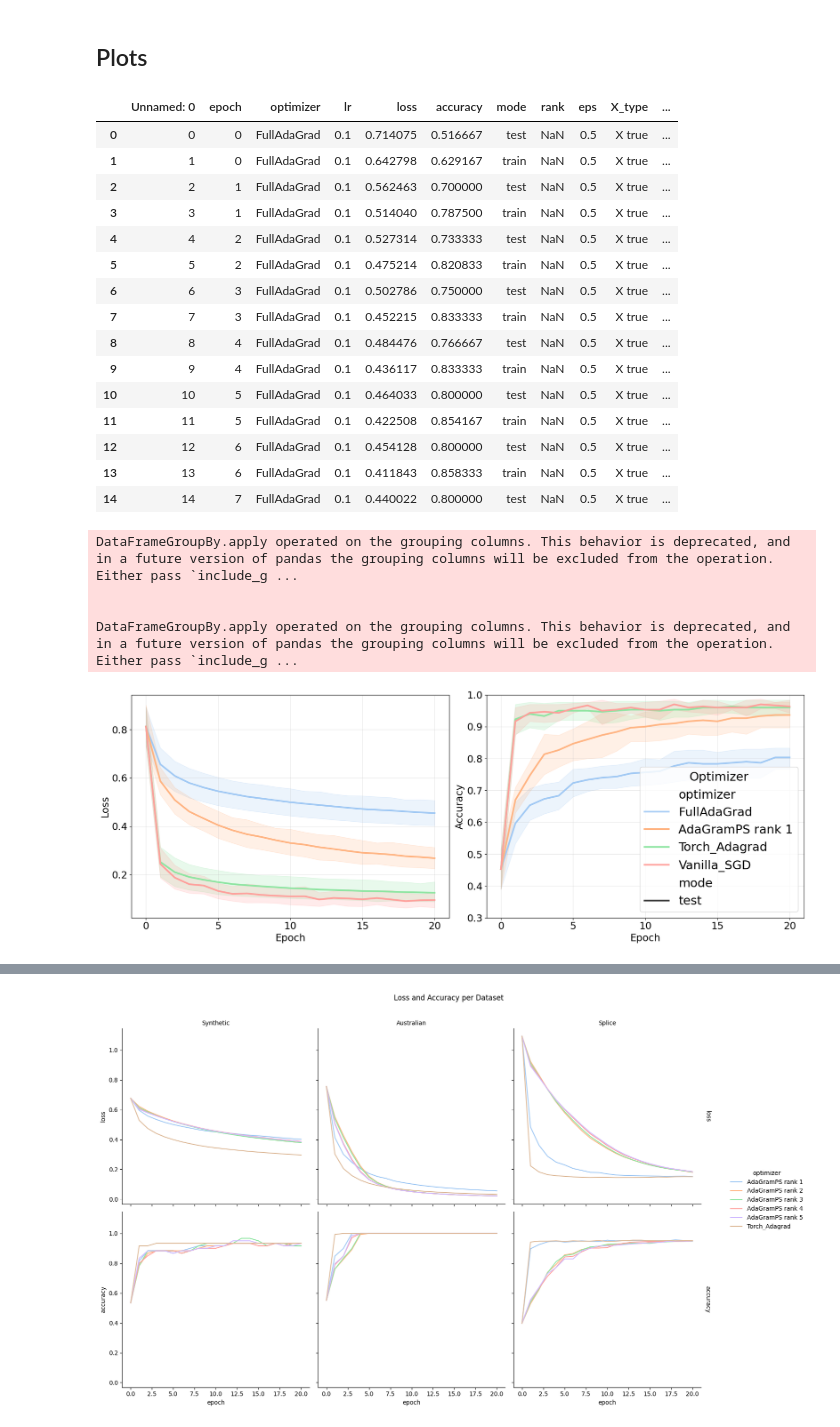
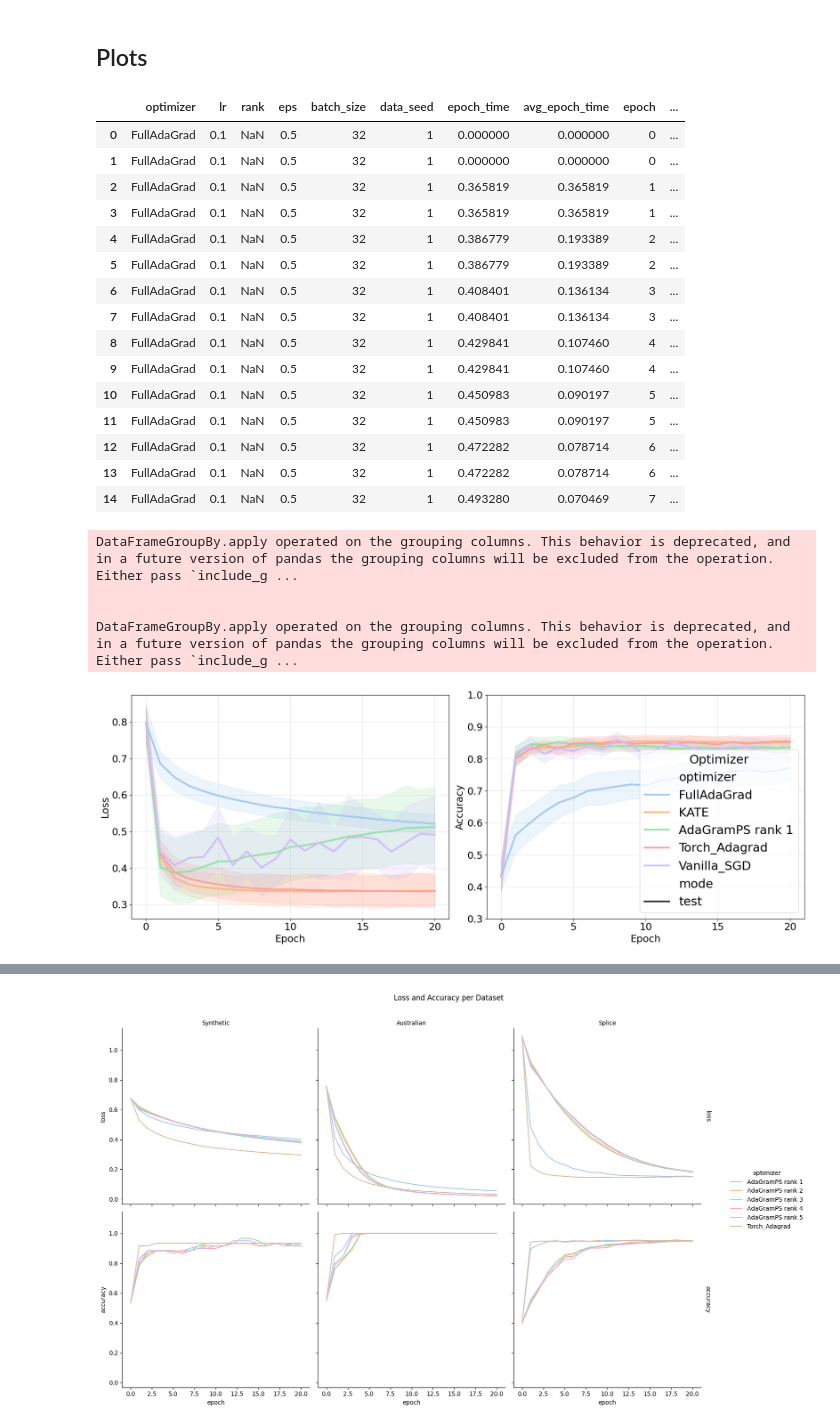
Before and after one commit to tnmtvv/AdaGram, a Jupyter notebook: notebooks/gram_tests.ipynb, the cells around one changed output, grey strips where cells are left out. Saved outputs shown, nothing was run; the diff lists cells and outputs as text; code cells hidden in the pictures.

```diff
--- a/notebooks/gram_tests.ipynb
+++ b/notebooks/gram_tests.ipynb
@@ -305,27 +330,27 @@ Configuration file '../scripts/configs/classification/config_Synth_Corr_Aniso.ya
 # %% [markdown]
 ## Plots
 # %%
-path = f"../scripts/results/{task}_Corr_Aniso_seed_20_by_2.csv"
+path = f"../scripts/results/Iso_seeds.csv"
 
 df_bin = pd.read_csv(path)
 df_bin.head(15)
 # %% [output]
-|  | Unnamed: 0 | epoch | optimizer | lr | loss | accuracy | mode | rank | eps | X_type | ... |
-| 0 | 0 | 0 | FullAdaGrad | 0.1 | 0.714075 | 0.516667 | test | NaN | 0.5 | X true | ... |
-| 1 | 1 | 0 | FullAdaGrad | 0.1 | 0.642798 | 0.629167 | train | NaN | 0.5 | X true | ... |
-| 2 | 2 | 1 | FullAdaGrad | 0.1 | 0.562463 | 0.700000 | test | NaN | 0.5 | X true | ... |
-| 3 | 3 | 1 | FullAdaGrad | 0.1 | 0.514040 | 0.787500 | train | NaN | 0.5 | X true | ... |
-| 4 | 4 | 2 | FullAdaGrad | 0.1 | 0.527314 | 0.733333 | test | NaN | 0.5 | X true | ... |
-| 5 | 5 | 2 | FullAdaGrad | 0.1 | 0.475214 | 0.820833 | train | NaN | 0.5 | X true | ... |
-| 6 | 6 | 3 | FullAdaGrad | 0.1 | 0.502786 | 0.750000 | test | NaN | 0.5 | X true | ... |
-| 7 | 7 | 3 | FullAdaGrad | 0.1 | 0.452215 | 0.833333 | train | NaN | 0.5 | X true | ... |
-| 8 | 8 | 4 | FullAdaGrad | 0.1 | 0.484476 | 0.766667 | test | NaN | 0.5 | X true | ... |
-| 9 | 9 | 4 | FullAdaGrad | 0.1 | 0.436117 | 0.833333 | train | NaN | 0.5 | X true | ... |
-| 10 | 10 | 5 | FullAdaGrad | 0.1 | 0.464033 | 0.800000 | test | NaN | 0.5 | X true | ... |
-| 11 | 11 | 5 | FullAdaGrad | 0.1 | 0.422508 | 0.854167 | train | NaN | 0.5 | X true | ... |
-| 12 | 12 | 6 | FullAdaGrad | 0.1 | 0.454128 | 0.800000 | test | NaN | 0.5 | X true | ... |
-| 13 | 13 | 6 | FullAdaGrad | 0.1 | 0.411843 | 0.858333 | train | NaN | 0.5 | X true | ... |
-| 14 | 14 | 7 | FullAdaGrad | 0.1 | 0.440022 | 0.800000 | test | NaN | 0.5 | X true | ... |
+|  | optimizer | lr | rank | eps | batch_size | data_seed | epoch_time | avg_epoch_time | epoch | ... |
+| 0 | FullAdaGrad | 0.1 | NaN | 0.5 | 32 | 1 | 0.000000 | 0.000000 | 0 | ... |
+| 1 | FullAdaGrad | 0.1 | NaN | 0.5 | 32 | 1 | 0.000000 | 0.000000 | 0 | ... |
+| 2 | FullAdaGrad | 0.1 | NaN | 0.5 | 32 | 1 | 0.365819 | 0.365819 | 1 | ... |
+| 3 | FullAdaGrad | 0.1 | NaN | 0.5 | 32 | 1 | 0.365819 | 0.365819 | 1 | ... |
+| 4 | FullAdaGrad | 0.1 | NaN | 0.5 | 32 | 1 | 0.386779 | 0.193389 | 2 | ... |
+| 5 | FullAdaGrad | 0.1 | NaN | 0.5 | 32 | 1 | 0.386779 | 0.193389 | 2 | ... |
+| 6 | FullAdaGrad | 0.1 | NaN | 0.5 | 32 | 1 | 0.408401 | 0.136134 | 3 | ... |
+| 7 | FullAdaGrad | 0.1 | NaN | 0.5 | 32 | 1 | 0.408401 | 0.136134 | 3 | ... |
+| 8 | FullAdaGrad | 0.1 | NaN | 0.5 | 32 | 1 | 0.429841 | 0.107460 | 4 | ... |
+| 9 | FullAdaGrad | 0.1 | NaN | 0.5 | 32 | 1 | 0.429841 | 0.107460 | 4 | ... |
+| 10 | FullAdaGrad | 0.1 | NaN | 0.5 | 32 | 1 | 0.450983 | 0.090197 | 5 | ... |
+| 11 | FullAdaGrad | 0.1 | NaN | 0.5 | 32 | 1 | 0.450983 | 0.090197 | 5 | ... |
+| 12 | FullAdaGrad | 0.1 | NaN | 0.5 | 32 | 1 | 0.472282 | 0.078714 | 6 | ... |
+| 13 | FullAdaGrad | 0.1 | NaN | 0.5 | 32 | 1 | 0.472282 | 0.078714 | 6 | ... |
+| 14 | FullAdaGrad | 0.1 | NaN | 0.5 | 32 | 1 | 0.493280 | 0.070469 | 7 | ... |
 # %%
 import seaborn as sns
 import matplotlib.pyplot as plt
@@ -337,7 +362,7 @@ import numpy as np
 dir = './plots'
 plot_name = 'Corr_Aniso_bin_classification.pdf'
 
-df_test = df_bin.query("mode == 'test'")
+df_test = df_bin.query("mode == 'test' and optimizer != 'AdaGramPS rank 2' and optimizer != 'AdaGramPS rank 3' and optimizer != 'AdaGramPS rank 4' and optimizer != 'AdaGramPS rank 5'")
 best_accuracies = df_test.groupby('optimizer').apply(
     lambda g: g.loc[g['accuracy'].idxmax()]
 ).reset_index(drop=True)
@@ -406,34 +431,34 @@ axes[1].set_xticks(range(0, 21, 5))
 axes[1].set_yticks([0.3, 0.4, 0.5, 0.6, 0.7, 0.8, 0.9, 1.0])  # Clear accuracy intervals
 
 handles, labels = axes[1].get_legend_handles_labels()
 unique_labels = dict(zip(labels, handles))
 axes[1].legend(unique_labels.values(), unique_labels.keys(),
                fontsize=22, loc='lower right', title='Optimizer', title_fontsize='22')
 
 # Legend with better positioning
 # handles, labels = axes[1].get_legend_handles_labels()
 # star_handle = Line2D([0], [0], marker='*', color=color_map['Torch_Adagrad'], label='Torch_Adagrad',
 #                       markeredgecolor='black', markersize=15, linewidth=1)
 # handles.append(star_handle)
 # labels.append('Torch_Adagrad')
 
 # FIX 5: Better legend positioning
 # axes[1].legend(handles=handles, labels=labels, fontsize=14,
 #                loc='lower right', framealpha=0.9)  # Adjust location as needed
 
 axes[1].grid(True, alpha=0.3)
 output_path = os.path.join(dir, plot_name)
 
 plt.tight_layout(rect=[0, 0, 1, 0.95])
 plt.savefig(output_path, dpi=300, bbox_inches='tight')
 
 plt.show()
 # %% [output]
 DataFrameGroupBy.apply operated on the grouping columns. This behavior is deprecated, and in a future version of pandas the grouping columns will be excluded from the operation. Either pass `include_g ...
 
 
 DataFrameGroupBy.apply operated on the grouping columns. This behavior is deprecated, and in a future version of pandas the grouping columns will be excluded from the operation. Either pass `include_g ...
-[figure, old version]
+[figure, new version]
 # %%
 import matplotlib.ticker as mticker
 
```
Also changed, not shown: parts of 6 cells of this notebook, 2 other files.
